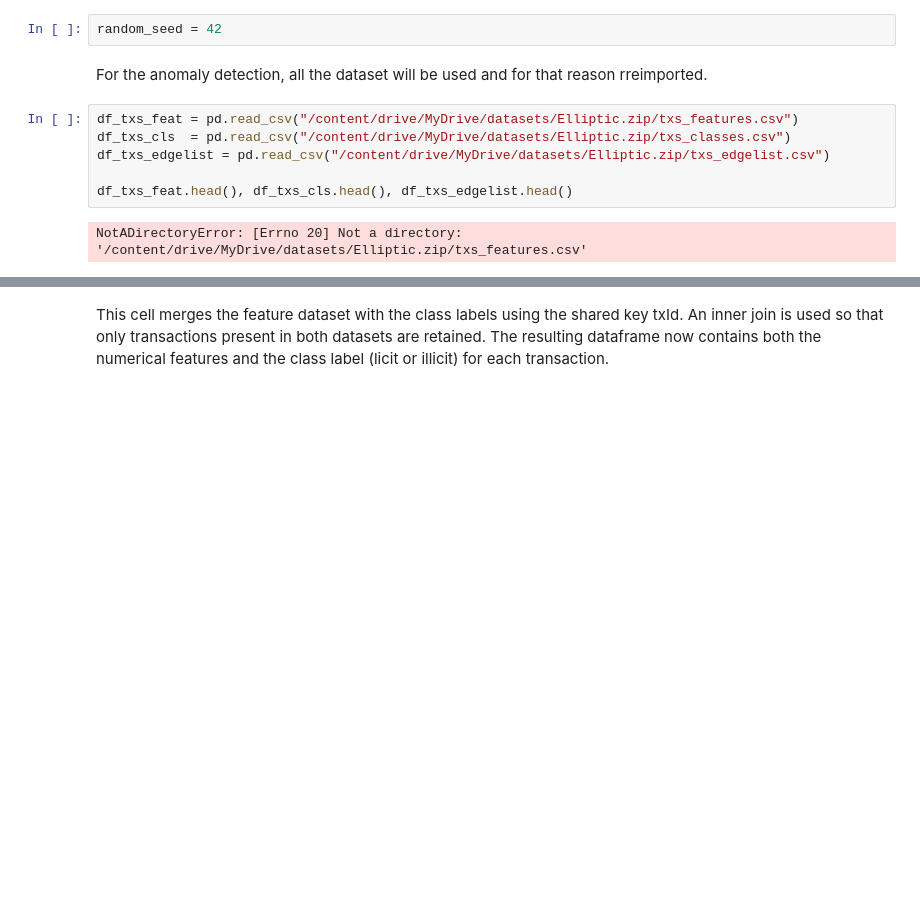
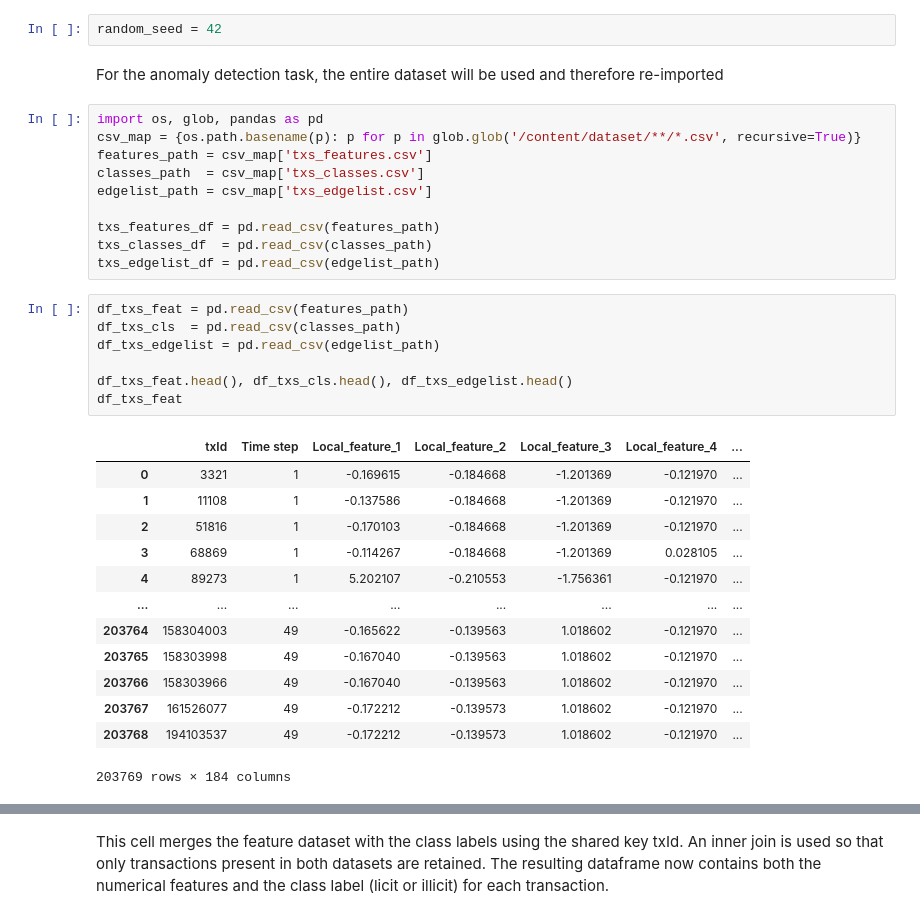
Before and after one commit to IronsNelson/EllipticPlusPlus, a Jupyter notebook: BITCOIN_TRANSACTIONS_ANALYSIS_def.ipynb, the cells around one changed output, grey strips where cells are left out. Saved outputs shown, nothing was run; the diff lists cells and outputs as text; blank space fills up the shorter version.

```diff
--- a/BITCOIN_TRANSACTIONS_ANALYSIS_def.ipynb
+++ b/BITCOIN_TRANSACTIONS_ANALYSIS_def.ipynb
@@ -1659,15 +1649,38 @@ ModuleNotFoundError: No module named 'eli5'
 # %%
 random_seed = 42
 # %% [markdown]
-For the anomaly detection, all the dataset will be used and for that reason rreimported.
+For the anomaly detection task, the entire dataset will be used and therefore re-imported
+# %%
+import os, glob, pandas as pd
+csv_map = {os.path.basename(p): p for p in glob.glob('/content/dataset/**/*.csv', recursive=True)}
+features_path = csv_map['txs_features.csv']
+classes_path  = csv_map['txs_classes.csv']
+edgelist_path = csv_map['txs_edgelist.csv']
+
+txs_features_df = pd.read_csv(features_path)
+txs_classes_df  = pd.read_csv(classes_path)
+txs_edgelist_df = pd.read_csv(edgelist_path)
 # %%
-df_txs_feat = pd.read_csv("/content/drive/MyDrive/datasets/Elliptic.zip/txs_features.csv")
-df_txs_cls  = pd.read_csv("/content/drive/MyDrive/datasets/Elliptic.zip/txs_classes.csv")
-df_txs_edgelist = pd.read_csv("/content/drive/MyDrive/datasets/Elliptic.zip/txs_edgelist.csv")
+df_txs_feat = pd.read_csv(features_path)
+df_txs_cls  = pd.read_csv(classes_path)
+df_txs_edgelist = pd.read_csv(edgelist_path)
 
 df_txs_feat.head(), df_txs_cls.head(), df_txs_edgelist.head()
+df_txs_feat
 # %% [output]
+|  | txId | Time step | Local_feature_1 | Local_feature_2 | Local_feature_3 | Local_feature_4 | ... |
+| 0 | 3321 | 1 | -0.169615 | -0.184668 | -1.201369 | -0.121970 | ... |
+| 1 | 11108 | 1 | -0.137586 | -0.184668 | -1.201369 | -0.121970 | ... |
+| 2 | 51816 | 1 | -0.170103 | -0.184668 | -1.201369 | -0.121970 | ... |
+| 3 | 68869 | 1 | -0.114267 | -0.184668 | -1.201369 | 0.028105 | ... |
+| 4 | 89273 | 1 | 5.202107 | -0.210553 | -1.756361 | -0.121970 | ... |
+| ... | ... | ... | ... | ... | ... | ... | ... |
+| 203764 | 158304003 | 49 | -0.165622 | -0.139563 | 1.018602 | -0.121970 | ... |
+| 203765 | 158303998 | 49 | -0.167040 | -0.139563 | 1.018602 | -0.121970 | ... |
+| 203766 | 158303966 | 49 | -0.167040 | -0.139563 | 1.018602 | -0.121970 | ... |
+| 203767 | 161526077 | 49 | -0.172212 | -0.139573 | 1.018602 | -0.121970 | ... |
+| 203768 | 194103537 | 49 | -0.172212 | -0.139573 | 1.018602 | -0.121970 | ... |
-NotADirectoryError: [Errno 20] Not a directory: '/content/drive/MyDrive/datasets/Elliptic.zip/txs_features.csv'
+203769 rows × 184 columns
 # %%
 # Merge features + classes sul txId
 df_merged = pd.merge(
```
Also changed, not shown: parts of 64 cells of this notebook.
